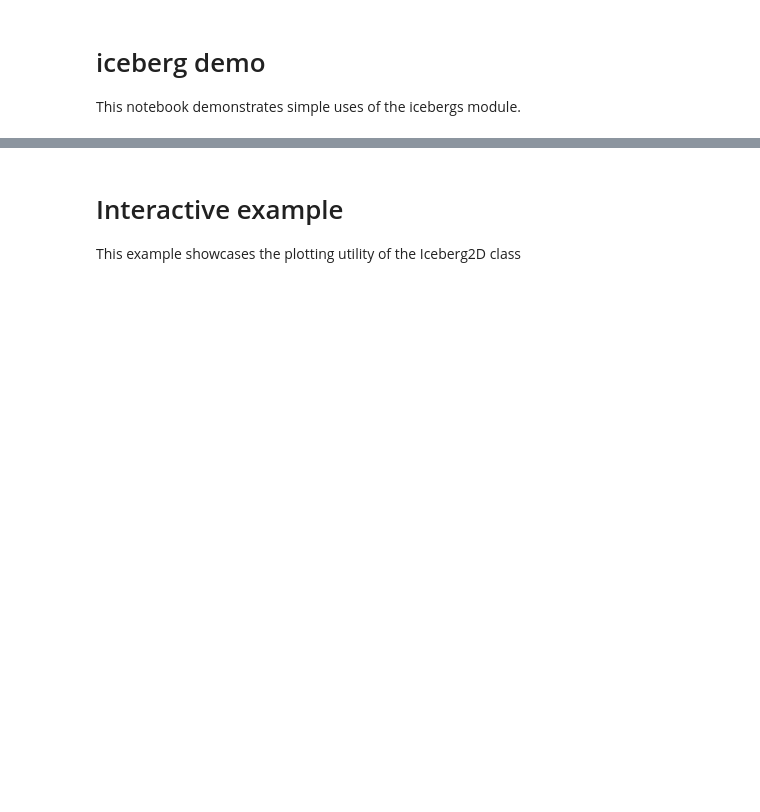
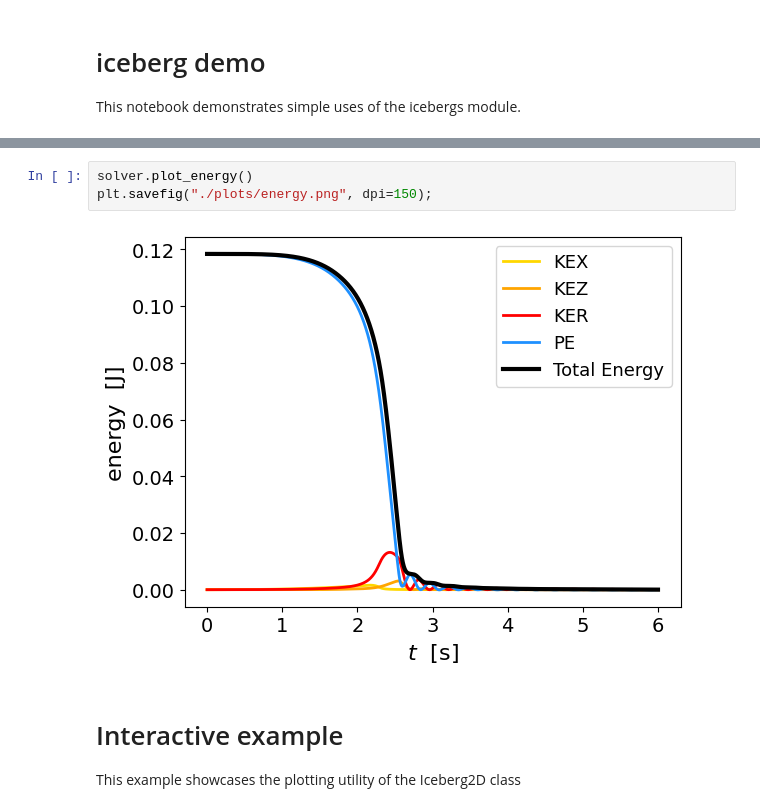
Before and after one commit to oscarjtg/icebergs, a Jupyter notebook: demo.ipynb, the cells around one changed output, grey strips where cells are left out. Saved outputs shown, nothing was run; the diff lists cells and outputs as text; blank space fills up the shorter version.

Commit message:
energy plot

```diff
--- a/demo.ipynb
+++ b/demo.ipynb
@@ -74,5 +75,10 @@ vid.pngs_to_mp4("./plots/iceberg", "./videos/iceberg", fps=30)
 # %% [output]
 [figure]
+# %%
+solver.plot_energy()
+plt.savefig("./plots/energy.png", dpi=150);
+# %% [output]
+[figure, added]
 # %% [markdown]
 # Interactive example
 
```
Also changed, not shown: parts of 4 cells of this notebook, 1 other file.
